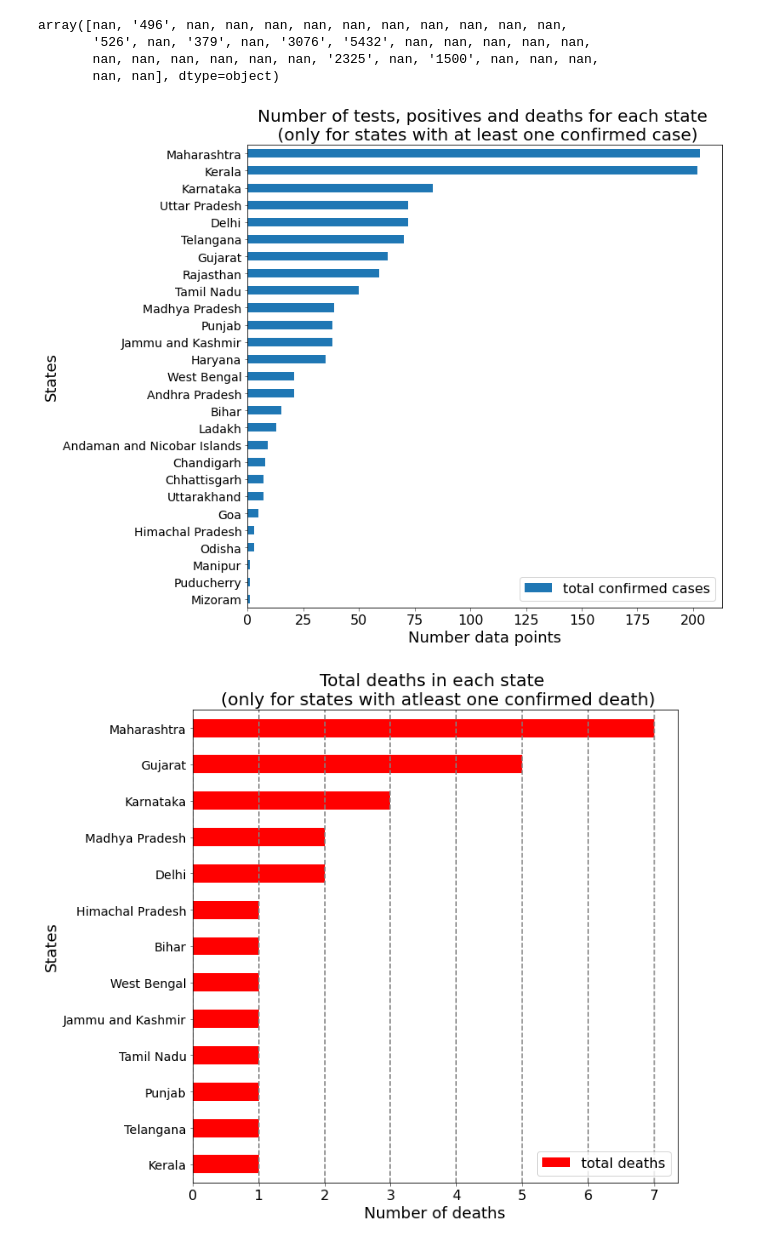
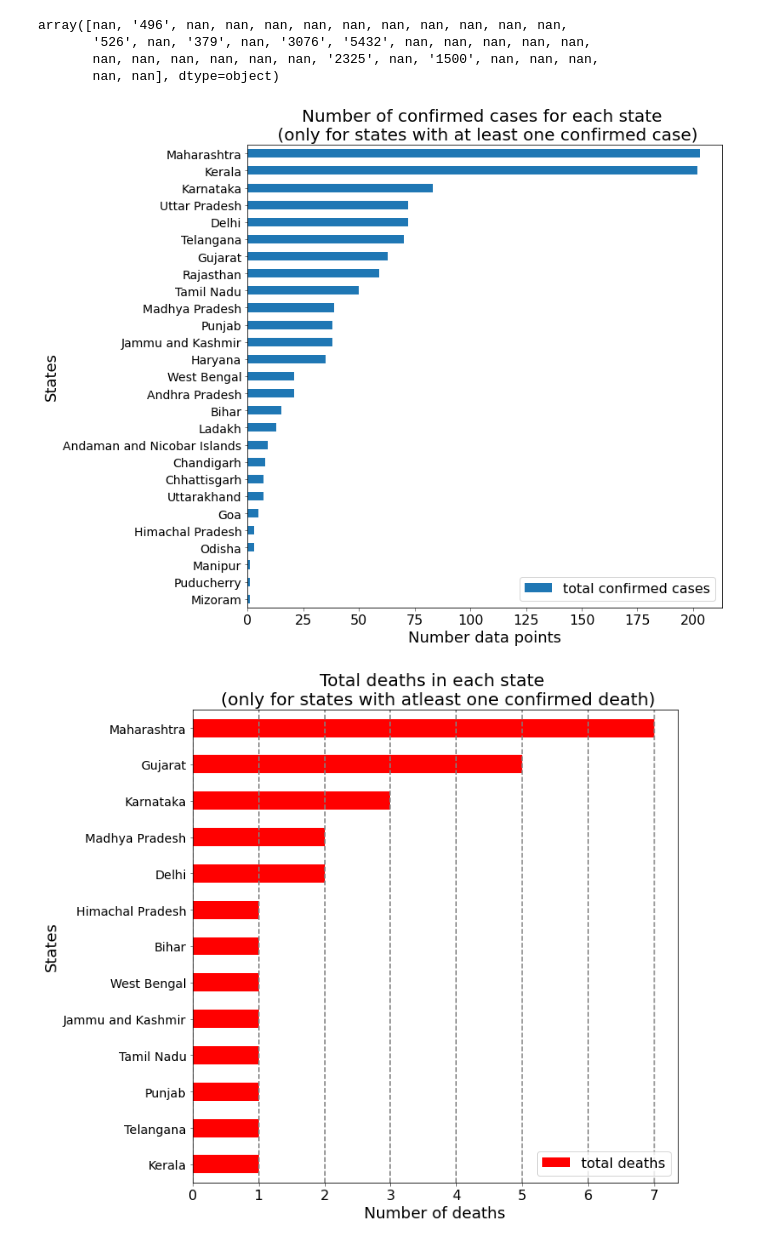
Before and after one commit to ahmadryan/covid19, a Jupyter notebook: coronavirus_quick_model2.ipynb, the cells around one changed output. Saved outputs shown, nothing was run; the diff lists cells and outputs as text; code cells hidden in the pictures.

```diff
--- a/coronavirus_quick_model2.ipynb
+++ b/coronavirus_quick_model2.ipynb
@@ -198,26 +198,26 @@ array([nan, '496', nan, nan, nan, nan, nan, nan, nan, nan, nan, nan,
 # %%
 # Statewise number of cases
 
 fig, ax = pl.subplots(1, 1, figsize=(10,20))
 
 df_swtn[df_swtn.confirmed >0].sort_values(by="confirmed").set_index("states")[[
      "confirmed"]].rename({"confirmed":"total confirmed cases"}, axis=1
      ).plot( ax=ax, kind="barh", stacked=False, figsize=(10,10) )
 
 ax.get_xaxis().set_tick_params( which='both', direction='out',
 labelbottom=True, bottom=True, width=.5, labelsize=16, labelrotation=0 )
 
 ax.get_yaxis().set_tick_params( which='both', direction='out',
 labelbottom=True, bottom=True, width=.5, labelsize=14, labelrotation=0 )
-pl.title("Number of tests, positives and deaths " +
+pl.title("Number of confirmed cases " +
          "for each state \n (only for states with at least one confirmed case)",
          fontsize=20)
 ax.set_ylabel( 'States', fontsize=18)
 ax.set_xlabel('Number data points', fontsize=18)
 pl.legend(loc=4, fontsize=16)
 pl.xscale('linear')
 # %% [output]
-[figure, old version]
+[figure, new version]
 # %%
 # Statewise number of cases
 
```
